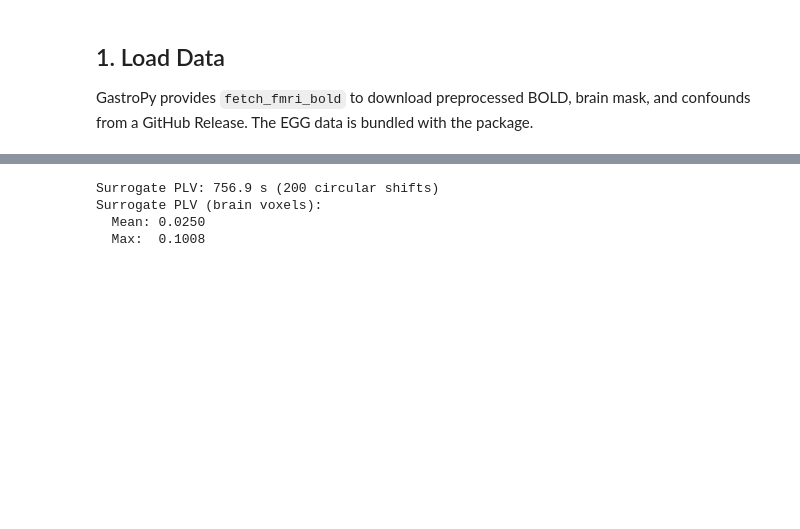
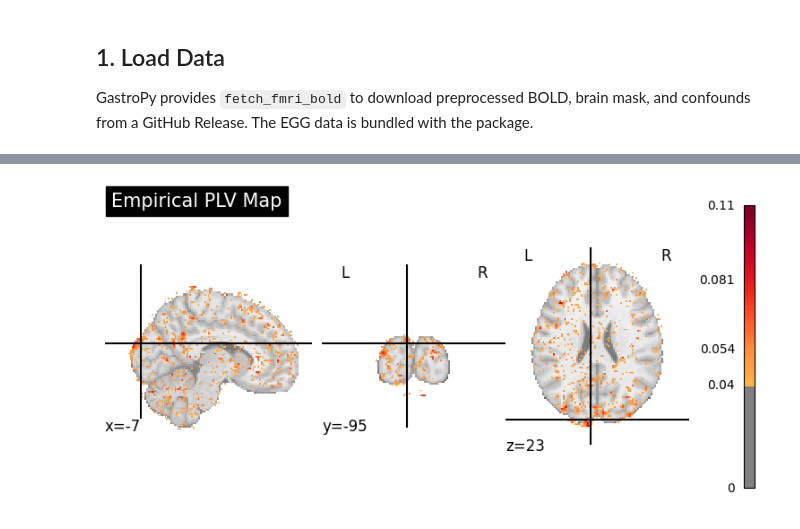
Before and after one commit to embodied-computation-group/gastropy, a Jupyter notebook: docs/tutorials/fmri_coupling_real.ipynb, the cells around one changed output, grey strips where cells are left out. Saved outputs shown, nothing was run; the diff lists cells and outputs as text; code cells hidden in the pictures; blank space fills up the shorter version.

```diff
--- a/docs/tutorials/fmri_coupling_real.ipynb
+++ b/docs/tutorials/fmri_coupling_real.ipynb
@@ -304,23 +343,9 @@ We use 200 surrogates (standard for publication-quality results).
 # %%
-t0 = time.time()
-surr_3d = compute_surrogate_plv_map(
-    egg_phase,
-    bold_phases,
-    vol_shape=bold_data["vol_shape"],
-    mask_indices=bold_data["mask"],
-    n_surrogates=200,
-    seed=42,
-)
-elapsed = time.time() - t0
-surr_flat = surr_3d[bold_data["mask"]]
+plv_img = to_nifti(plv_3d, affine)
 
-print(f"Surrogate PLV: {elapsed:.1f} s (200 circular shifts)")
-print("Surrogate PLV (brain voxels):")
-print(f"  Mean: {surr_flat.mean():.4f}")
-print(f"  Max:  {surr_flat.max():.4f}")
+# Stat map overlay on MNI template
+display = gp.plot_coupling_map(plv_img, threshold=0.04, title="Empirical PLV Map")
+plt.show()
 # %% [output]
-Surrogate PLV: 756.9 s (200 circular shifts)
-Surrogate PLV (brain voxels):
-  Mean: 0.0250
-  Max:  0.1008
+[figure, added]
 # %%
```
Also changed, not shown: parts of 50 cells of this notebook, 11 other files.
